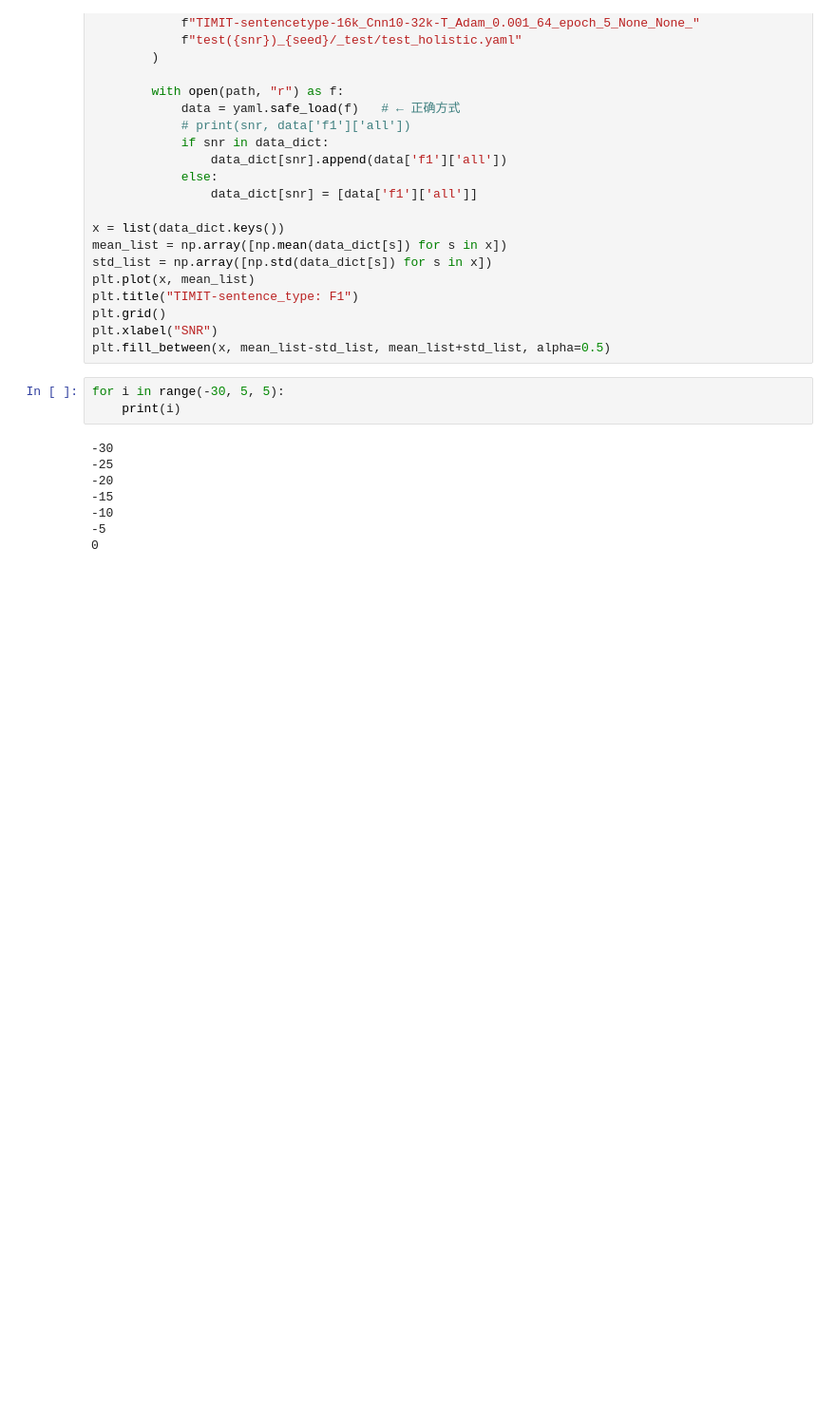
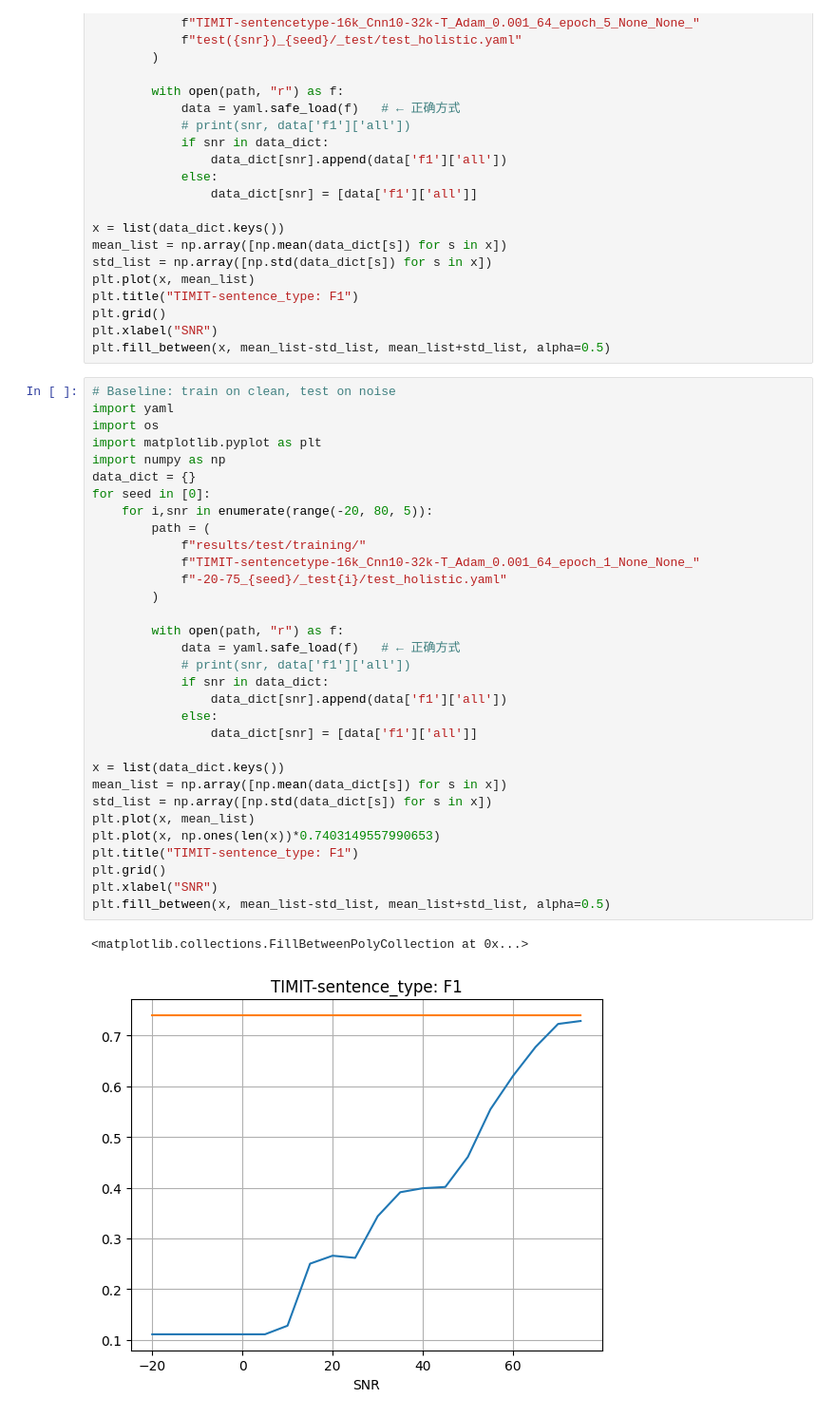
Before and after one commit to StrawberryJoghurt/ASL-ConNo, a Jupyter notebook: 1.ipynb, the cells around one changed output. Shown at 95% size. Drawn from its saved outputs; the diff is of its cells as text; blank space fills up the shorter version.

```diff
--- a/1.ipynb
+++ b/1.ipynb
@@ -801,13 +801,37 @@ plt.grid()
 plt.xlabel("SNR")
 plt.fill_between(x, mean_list-std_list, mean_list+std_list, alpha=0.5)
 # %%
-for i in range(-30, 5, 5):
-    print(i)
+# Baseline: train on clean, test on noise
+import yaml
+import os
+import matplotlib.pyplot as plt
+import numpy as np
+data_dict = {}
+for seed in [0]:
+    for i,snr in enumerate(range(-20, 80, 5)):
+        path = (
+            f"results/test/training/"
+            f"TIMIT-sentencetype-16k_Cnn10-32k-T_Adam_0.001_64_epoch_1_None_None_"
+            f"-20-75_{seed}/_test{i}/test_holistic.yaml"
+        )
+
+        with open(path, "r") as f:
+            data = yaml.safe_load(f)   # ← 正确方式
+            # print(snr, data['f1']['all'])
+            if snr in data_dict:
+                data_dict[snr].append(data['f1']['all'])
+            else:
+                data_dict[snr] = [data['f1']['all']]
+
+x = list(data_dict.keys())
+mean_list = np.array([np.mean(data_dict[s]) for s in x])
+std_list = np.array([np.std(data_dict[s]) for s in x])
+plt.plot(x, mean_list)
+plt.plot(x, np.ones(len(x))*0.7403149557990653)
+plt.title("TIMIT-sentence_type: F1")
+plt.grid()
+plt.xlabel("SNR")
+plt.fill_between(x, mean_list-std_list, mean_list+std_list, alpha=0.5)
 # %% [output]
--30
--25
--20
--15
--10
--5
-0
+<matplotlib.collections.FillBetweenPolyCollection at 0x...>
+[figure, added]
```
Also changed, not shown: parts of 2 cells of this notebook, 11 other files.
